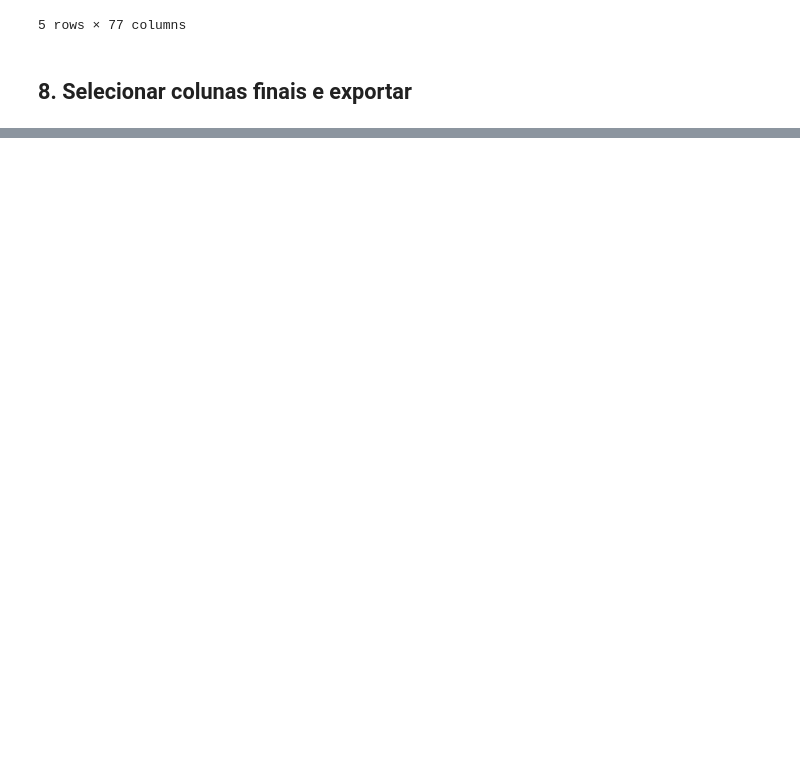
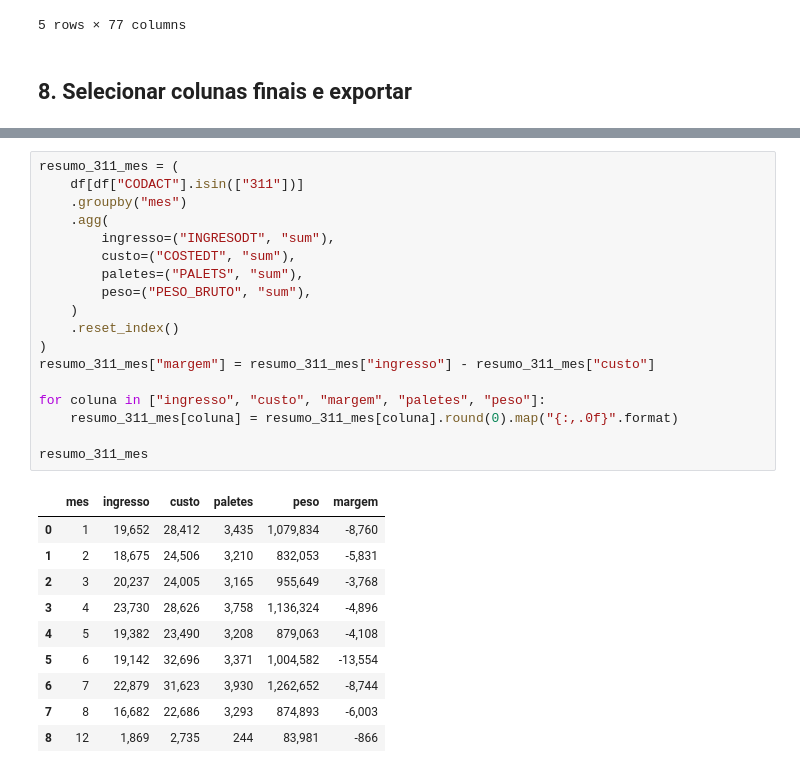
Before and after one commit to ruben-filipe-rocha/Salvesen, a Jupyter notebook: 02.Analise_Financeira/01_Fin_PBI_MAC_excel.ipynb, the cells around one changed output, grey strips where cells are left out. Cells and saved outputs as stored; diff of their text form; blank space fills up the shorter version.

```diff
--- a/02.Analise_Financeira/01_Fin_PBI_MAC_excel.ipynb
+++ b/02.Analise_Financeira/01_Fin_PBI_MAC_excel.ipynb
@@ -634,0 +532,29 @@ Tamanho: 77.61 MB
+# %%
+resumo_311_mes = (
+    df[df["CODACT"].isin(["311"])]
+    .groupby("mes")
+    .agg(
+        ingresso=("INGRESODT", "sum"),
+        custo=("COSTEDT", "sum"),
+        paletes=("PALETS", "sum"),
+        peso=("PESO_BRUTO", "sum"),
+    )
+    .reset_index()
+)
+resumo_311_mes["margem"] = resumo_311_mes["ingresso"] - resumo_311_mes["custo"]
+
+for coluna in ["ingresso", "custo", "margem", "paletes", "peso"]:
+    resumo_311_mes[coluna] = resumo_311_mes[coluna].round(0).map("{:,.0f}".format)
+
+resumo_311_mes
+# %% [output]
+|  | mes | ingresso | custo | paletes | peso | margem |
+| 0 | 1 | 19,652 | 28,412 | 3,435 | 1,079,834 | -8,760 |
+| 1 | 2 | 18,675 | 24,506 | 3,210 | 832,053 | -5,831 |
+| 2 | 3 | 20,237 | 24,005 | 3,165 | 955,649 | -3,768 |
+| 3 | 4 | 23,730 | 28,626 | 3,758 | 1,136,324 | -4,896 |
+| 4 | 5 | 19,382 | 23,490 | 3,208 | 879,063 | -4,108 |
+| 5 | 6 | 19,142 | 32,696 | 3,371 | 1,004,582 | -13,554 |
+| 6 | 7 | 22,879 | 31,623 | 3,930 | 1,262,652 | -8,744 |
+| 7 | 8 | 16,682 | 22,686 | 3,293 | 874,893 | -6,003 |
+| 8 | 12 | 1,869 | 2,735 | 244 | 83,981 | -866 |
```
Also changed, not shown: parts of 11 cells of this notebook.
